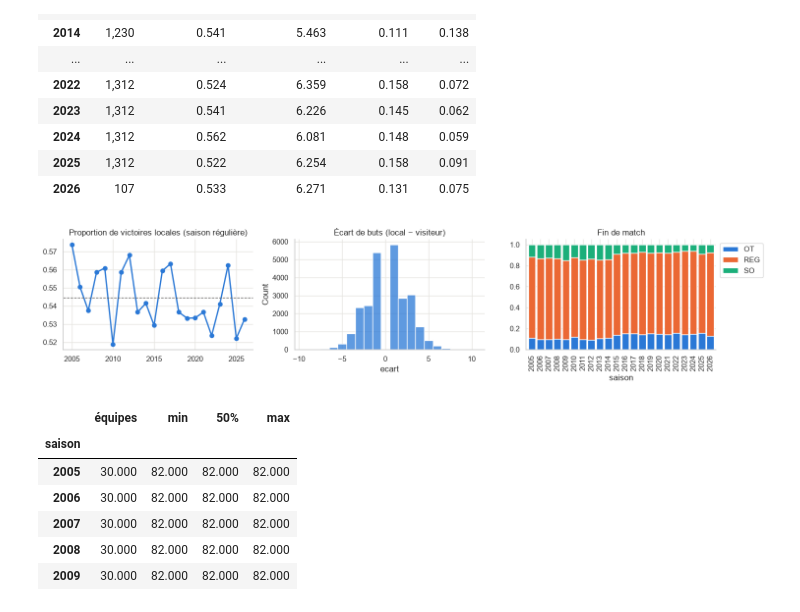
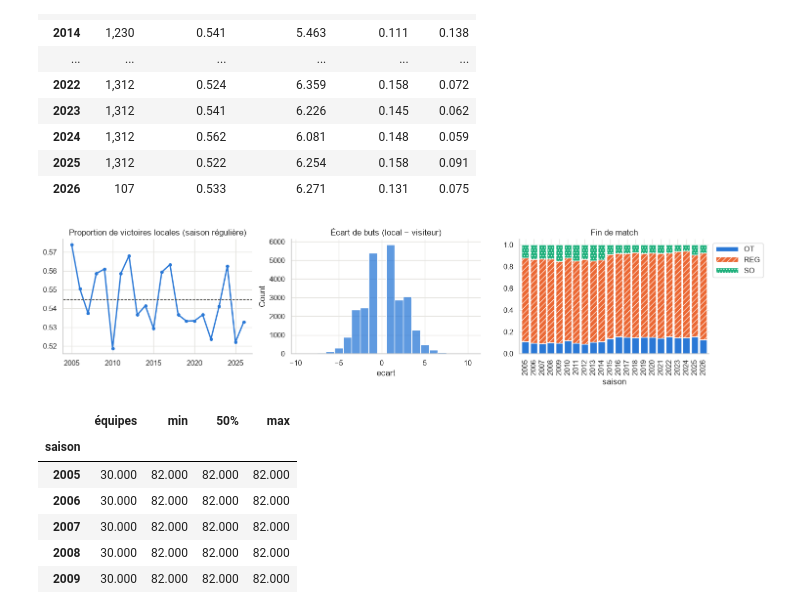
Before and after one commit to a3jeu/nhl-probabilistic-forecasting, a Jupyter notebook: notebooks/01_eda/analyse_exploratoire.ipynb, the cells around one changed output. Saved outputs shown, nothing was run; the diff lists cells and outputs as text; code cells hidden in the pictures.

Commit message:
Faire defis_donnees et refaire les graphs pour du noir et blanc

```diff
--- a/notebooks/01_eda/analyse_exploratoire.ipynb
+++ b/notebooks/01_eda/analyse_exploratoire.ipynb
@@ -186,19 +194,20 @@ par_saison.style.format("{:.3f}").format("{:,.0f}", subset=["matchs"])
 # %%
 reg = games
 fig, axes = plt.subplots(1, 3, figsize=(15, 3.5))
 s = reg.groupby("saison")["home_win"].mean()
 axes[0].plot(s.index, s.values, marker="o", color=BLEU, lw=2)
 axes[0].axhline(reg["home_win"].mean(), color=GRIS, ls="--", lw=1)
 axes[0].set_title("Proportion de victoires locales (saison régulière)")
 sns.histplot(reg["ecart"], discrete=True, ax=axes[1], color=BLEU)
 axes[1].set_title("Écart de buts (local − visiteur)")
 fin = pd.crosstab(reg["saison"], reg["end_game_type"], normalize="index")
-fin.plot.bar(stacked=True, ax=axes[2], width=0.85, color=[BLEU, ORANGE, "#1baf7a"])
+fin.plot.bar(stacked=True, ax=axes[2], width=0.85, color=COULEURS[:3])
+hachurer(axes[2])
 axes[2].set_title("Fin de match")
 axes[2].legend(title="", loc="upper left", bbox_to_anchor=(1, 1))
 fig.tight_layout()
 # %% [output]
-[figure, old version]
+[figure, new version]
 # %%
 # Équilibre des équipes : nombre de matchs locaux / visiteurs par équipe et saison
 n_matchs = pd.concat(
```
Also changed, not shown: parts of 10 cells of this notebook, 14 other files.
